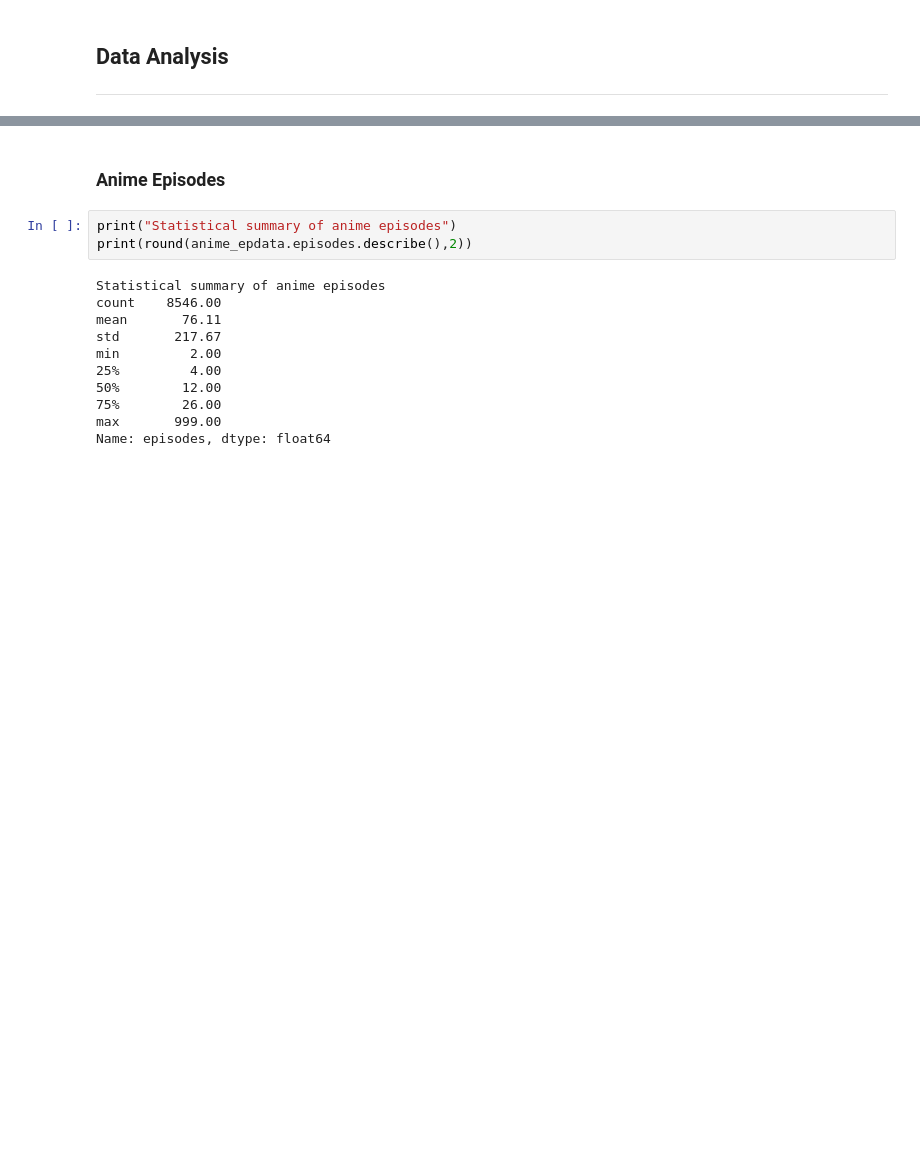
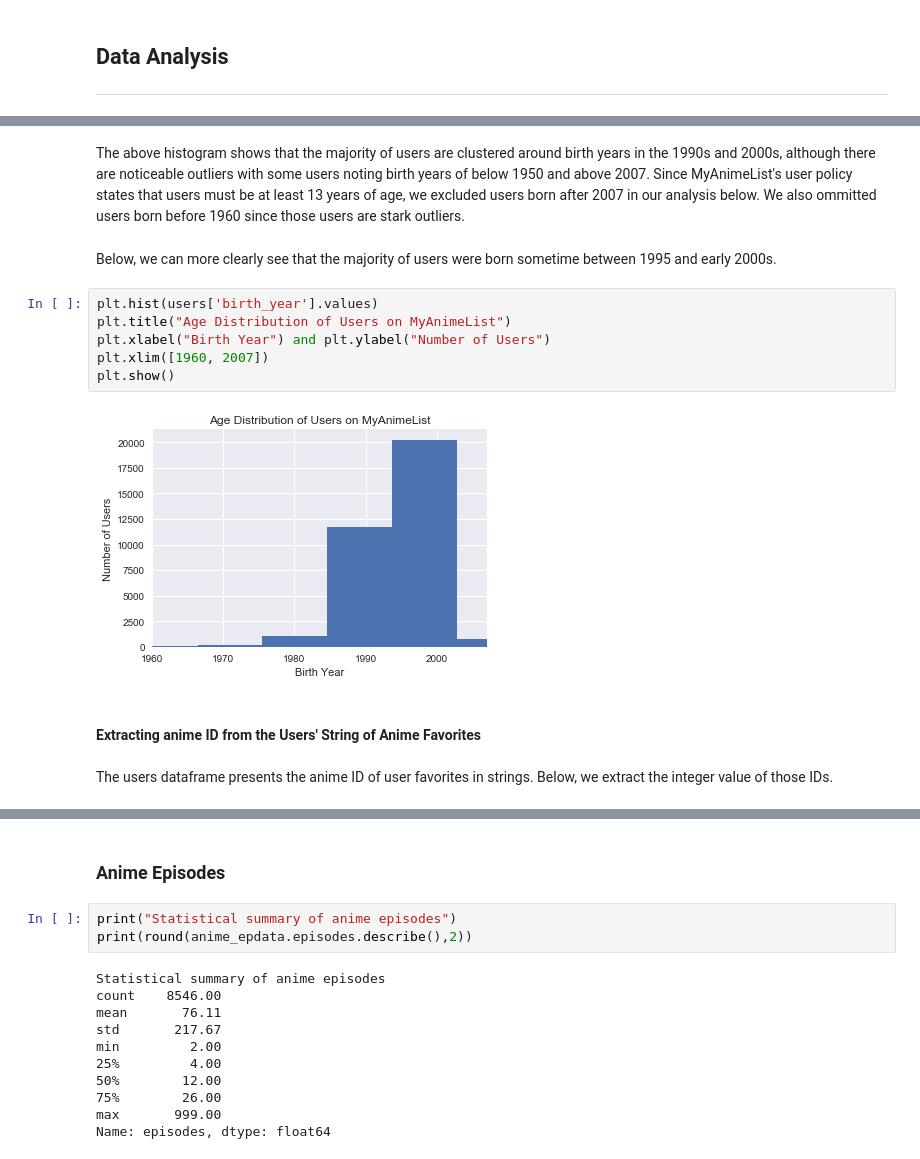
Before and after one commit to michelleyang0606/info2950team, a Jupyter notebook: Phase4final.ipynb, the cells around one changed output, grey strips where cells are left out. Cells and saved outputs as stored; diff of their text form; blank space fills up the shorter version.

```diff
--- a/Phase4final.ipynb
+++ b/Phase4final.ipynb
@@ -222,0 +407,16 @@ From anime_marlesson_jan20.csv, we can get the information of an anime's rank an
+# %% [markdown]
+The above histogram shows that the majority of users are clustered around birth years in the 1990s and 2000s, although there are noticeable outliers with some users noting birth years of below 1950 and above 2007. Since MyAnimeList's user policy states that users must be at least 13 years of age, we excluded users born after 2007  in our analysis below. We also ommitted users born before 1960 since those users are stark outliers.
+# %% [markdown]
+Below, we can more clearly see that the majority of users were born sometime between 1995 and early 2000s.
+# %%
+plt.hist(users['birth_year'].values)
+plt.title("Age Distribution of Users on MyAnimeList")
+plt.xlabel("Birth Year") and plt.ylabel("Number of Users")
+plt.xlim([1960, 2007])
+plt.show()
+# %% [output]
+[figure, added]
+# %% [markdown]
+#### Extracting anime ID from the Users' String of Anime Favorites
+# %% [markdown]
+The users dataframe presents the anime ID of user favorites in strings. Below, we extract the integer value of those IDs.
```
Also changed, not shown: parts of 79 cells of this notebook.
